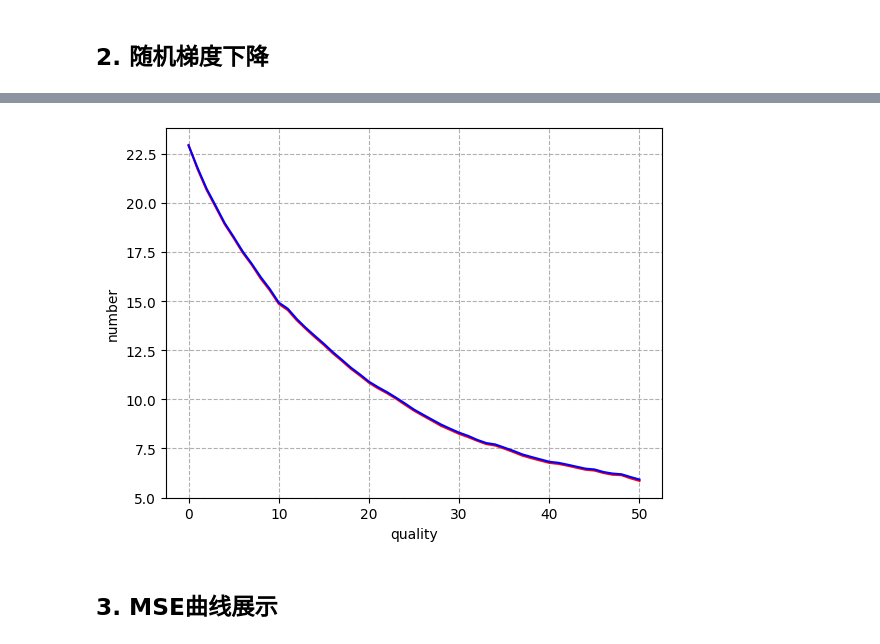
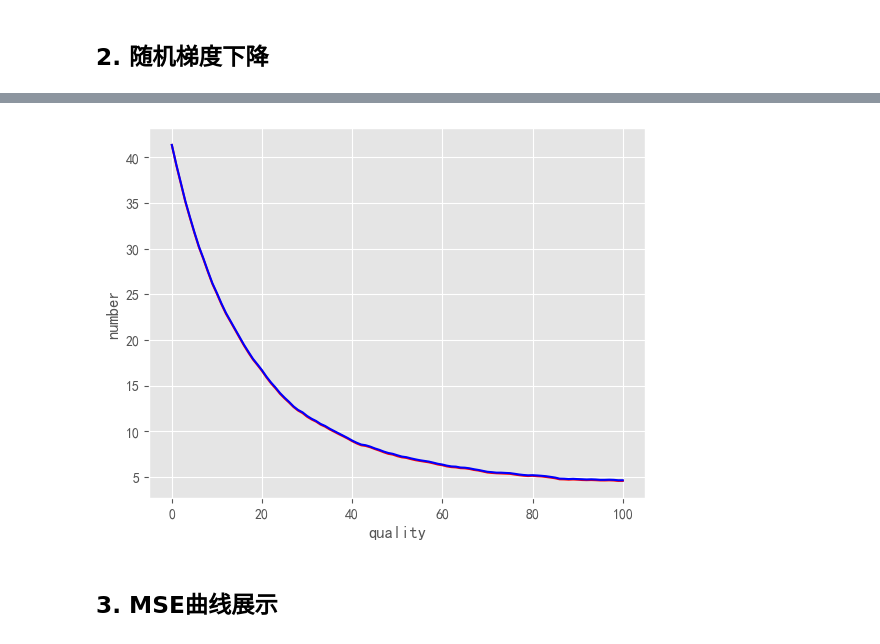
Before and after one commit to FlandreScarlet36/Machine_learning_labs, a Jupyter notebook: 实验二：回归/实验二：回归模型.ipynb, the cells around one changed output, grey strips where cells are left out. Saved outputs shown, nothing was run; the diff lists cells and outputs as text; code cells hidden in the pictures.

```diff
--- a/实验二：回归/实验二：回归模型.ipynb
+++ b/实验二：回归/实验二：回归模型.ipynb
@@ -125,5 +93,9 @@ $$Loss=\frac{1}{2N}\sum_{i=1}^N(y^{(i)}-f(\pmb{x}^{(i)},\pmb{\theta}))^2+\lambda
 # %% [markdown]
 ### winequality-white数据集
+# %%
+# 定义MSE
+def MSE(X, Y, W):https://s2.loli.net/2022/10/04/u6YUkgCxZ7s48ft.png
+    return np.sum(np.power((np.dot(X, W) - Y), 2)) / Y.size
 # %%
 import pandas as pd
 import numpy as np
@@ -270,5 +246 @@ array([[ 1.1842611 ],
-# %%
-# 定义MSE
-def MSE(X, Y, W):
-    return np.sum(np.power((np.dot(X, W) - Y), 2)) / Y.size
 # %%
@@ -288,12 +273,12 @@ def BGD(train_X, train_Y, test_X, test_Y, theta, alpha, epochs):
     return theta, BGD_MSE_train, BGD_MSE_test
 # %%
 alpha = 0.1
-epochs = 50
+epochs = 100
 BGD_theta, BSD_MSE_train, BSD_MSE_test = BGD(train_X, train_Y, test_X, test_Y, W_init, alpha, epochs)
+plt.style.use('ggplot')
 plt.figure()
 plt.plot(range(epochs+1),BSD_MSE_train, 'r')
 plt.plot(range(epochs+1),BSD_MSE_test, 'b')
-plt.grid(linestyle="--")
 plt.xlabel("quality")
 plt.ylabel("number")
 # 显示图
@@ -305,37 +294,42 @@ plt.show()
 # %%
-# 随机梯度下降
 def SGD(train_X, train_Y, test_X, test_Y, theta, alpha, epochs):
+    # 深拷贝输入数据，防止修改原始数https://s2.loli.net/2022/10/04/u6YUkgCxZ7s48ft.png据
     train_X = copy.deepcopy(train_X)
     theta = copy.deepcopy(theta)
-    SGD_MSE_train= []
-    SGD_MSE_test = []
-    SGD_MSE_train.append(MSE(train_X, train_Y, theta))
-    SGD_MSE_test.append(MSE(test_X, test_Y, theta))
+    SGD_MSE_train = []  # 用于存储每个训练迭代后的训练集MSE值
+    SGD_MSE_test = []   # 用于存储每个训练迭代后的测试集MSE值
+    SGD_MSE_train.append(MSE(train_X, train_Y, theta))  # 计算初始训练集MSE值
+    SGD_MSE_test.append(MSE(test_X, test_Y, theta))    # 计算初始测试集MSE值
+
     for i in range(epochs):
-        np.random.shuffle(train_X)
+        np.random.shuffle(train_X)  # 随机打乱训练集样本顺序
         for k in range(train_Y.size):
-            Y_i = train_Y[epochs, :].reshape(-1, 1)
-            X_i = train_X[epochs, :].reshape(1, -1)
+            Y_i = train_Y[i, :].reshape(-1, 1)  # 获取第i个训练样本的标签
+            X_i = train_X[i, :].reshape(1, -1)   # 获取第i个训练样本的特征
             for j in range(theta.size):
-                Xj = train_X[i, j].reshape(-1, 1)
+                Xj = train_X[i, j].reshape(-1, 1)  # 获取特征矩阵的第j列
+                # 更新模型参数 theta[j]，应用随机梯度下降更新规则
                 theta[j] = theta[j] + alpha * np.sum((Y_i - np.dot(X_i, theta)) * Xj)
-        SGD_MSE_train.append(MSE(train_X,train_Y, theta))
+
+        # 计算并记录每次迭代后的训练集MSE和测试集MSE
+        SGD_MSE_train.append(MSE(train_X, train_Y, theta))
         SGD_MSE_test.append(MSE(test_X, test_Y, theta))
+
+    # 返回训练后的模型参数和MSE值列表
     return theta, SGD_MSE_train, SGD_MSE_test
 # %%
 alpha = 0.00001
-epochs = 50
+epochs = 100
 SGD_theta, SGD_MSE_train, SGD_MSE_test = SGD(train_X, train_Y, test_X, test_Y, W_init, alpha, epochs)
 plt.figure()
 plt.plot(range(epochs+1),SGD_MSE_train, 'r')
 plt.plot(range(epochs+1),SGD_MSE_test, 'b')
-plt.grid(linestyle="--")
 plt.xlabel("quality")
 plt.ylabel("number")
 # 显示图
 plt.show()
 # %% [output]
-[figure, old version]
+[figure, new version]
 # %% [markdown]
 ## 3. MSE曲线展示
 # %%
```
Also changed, not shown: parts of 30 cells of this notebook.
